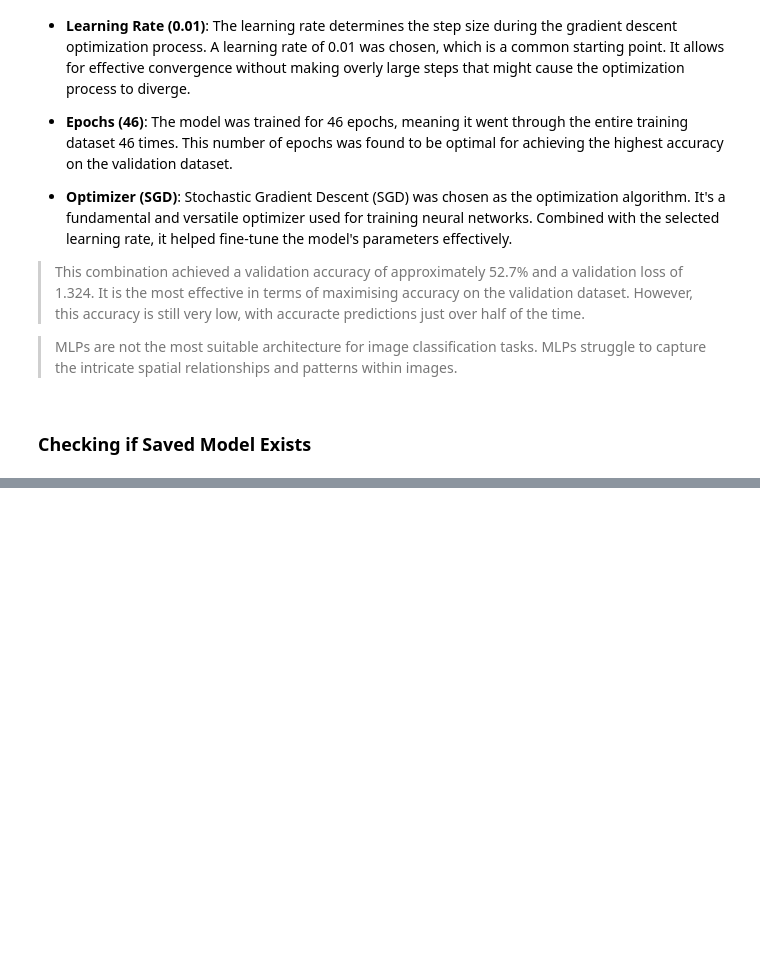
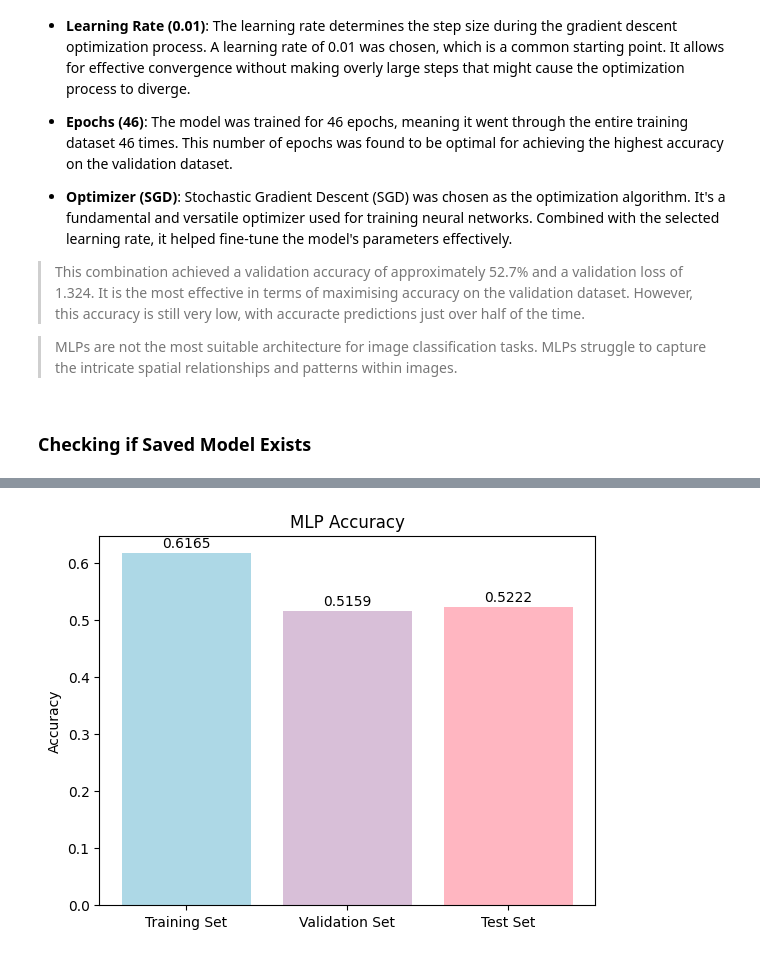
Before and after one commit to kaylee01/Assignment-1, a Jupyter notebook: Assignment-1/Molin_Kaylee_proj1.ipynb, the cells around one changed output, grey strips where cells are left out. Saved outputs shown, nothing was run; the diff lists cells and outputs as text; code cells hidden in the pictures; blank space fills up the shorter version.

```diff
--- a/Assignment-1/Molin_Kaylee_proj1.ipynb
+++ b/Assignment-1/Molin_Kaylee_proj1.ipynb
@@ -387,0 +378,28 @@ MLP Average F1 Score: 0.5238
+# %%
+def plot_bar_chart(train_data, val_data, test_data, title, y_label, colors=['lightblue', 'thistle', 'lightpink']):
+  # Create a bar chart for accuracy
+  xtitle = ['Training Set', 'Validation Set', 'Test Set']
+  ylabel = 'Accuracy'
+
+  # colors = ['lightblue', 'thistle', 'lightpink']
+
+  plt.bar(xtitle, [train_data, val_data, test_data], color=colors)
+  plt.title(title)
+  plt.ylabel(ylabel)
+
+  for i, v in enumerate([train_data, val_data, test_data]):
+      plt.text(i, v + 0.01, str(round(v, 4)), color='black', ha='center')
+
+  plt.show()
+
+def calculate_f1_score(y_true, y_pred):
+    return f1_score(y_true, y_pred, average='weighted')
+# %%
+  # Evaluate the model on the training, validation and testing set
+  train_loss_mlp, train_accuracy_mlp = model_mlp.evaluate(X_train, y_train, verbose=0)
+  val_loss_mlp, val_accuracy_mlp = model_mlp.evaluate(X_val, y_val, verbose=0)
+  test_loss_mlp, test_accuracy_mlp = model_mlp.evaluate(X_test, y_test, verbose=0)
+
+  plot_bar_chart(train_accuracy_mlp, val_accuracy_mlp, test_accuracy_mlp, 'MLP Accuracy', 'Accuracy')
+# %% [output]
+[figure, added]
```
Also changed, not shown: parts of 47 cells of this notebook, 2 other files.
